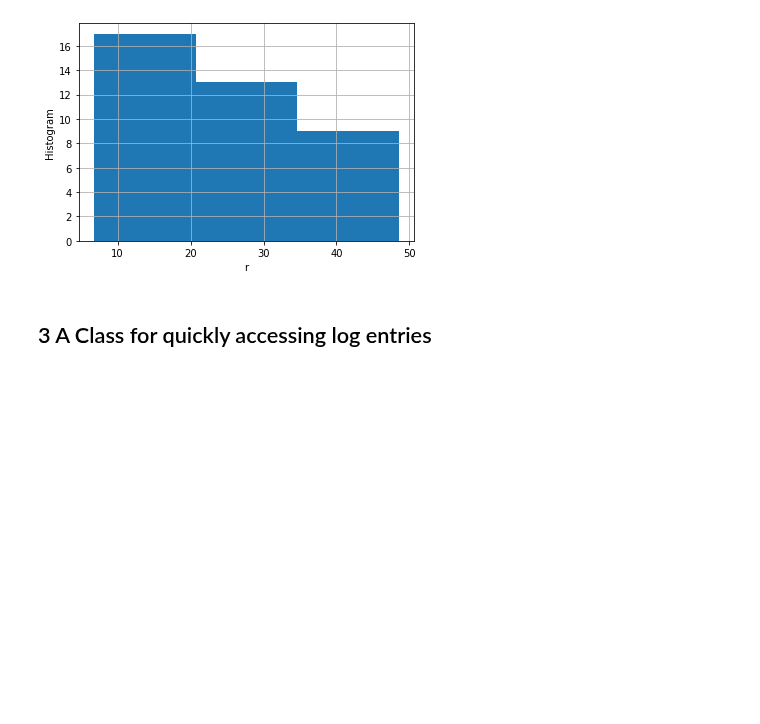
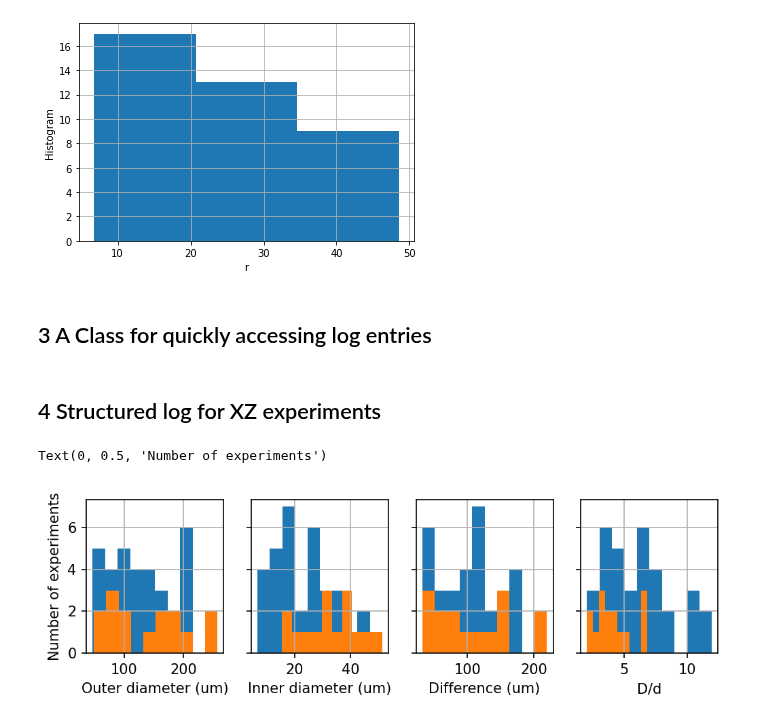
Before and after one commit to ZLoverty/DE, a Jupyter notebook: Code/data_manage.ipynb, the cells around one changed output. Drawn from its saved outputs; the diff is of its cells as text; code cells hidden in the pictures; blank space fills up the shorter version.

```diff
--- a/Code/data_manage.ipynb
+++ b/Code/data_manage.ipynb
@@ -153,3 +154,34 @@ class DE_log(pd.DataFrame):
         return self.main_log.loc[(ratio>=ratio_range[0])&(ratio<ratio_range[1])]
 # %%
 log = pd.read_csv(os.path.join('../Data', 'main_log.csv'), header=[0, 1])
+# %% [markdown]
+## 4 Structured log for XZ experiments
+# %%
+folder = '/home/zhengyang/data/DE'
+l = dirrec(folder, 'structured_log_*')
+# %%
+df_list = []
+for Dir in l:
+    df_temp = pd.read_excel(Dir)
+    df_list.append(df_temp)
+df = pd.concat(df_list)
+# %%
+df = df.loc[df['Plane']=='XZ']
+# %%
+fig, ax = plt.subplots(figsize=(8, 2), dpi=150, nrows=1, ncols=4, sharey=True)
+df['D'].hist(ax=ax[0])
+df['D'].loc[df['Easy to analyze?']=='Yes'].hist(ax=ax[0])
+df['d'].hist(ax=ax[1])
+df['d'].loc[df['Easy to analyze?']=='Yes'].hist(ax=ax[1])
+(df['D']-df['d']).hist(ax=ax[2])
+(df['D']-df['d']).loc[df['Easy to analyze?']=='Yes'].hist(ax=ax[2])
+(df['D']/df['d']).hist(ax=ax[3])
+(df['D']/df['d']).loc[df['Easy to analyze?']=='Yes'].hist(ax=ax[3])
+ax[0].set_xlabel('Outer diameter (um)')
+ax[1].set_xlabel('Inner diameter (um)')
+ax[2].set_xlabel('Difference (um)')
+ax[3].set_xlabel('D/d')
+ax[0].set_ylabel('Number of experiments')
+# %% [output]
+Text(0, 0.5, 'Number of experiments')
+[figure, added]
```
Also changed, not shown: parts of 2 cells of this notebook, 1 other file.
